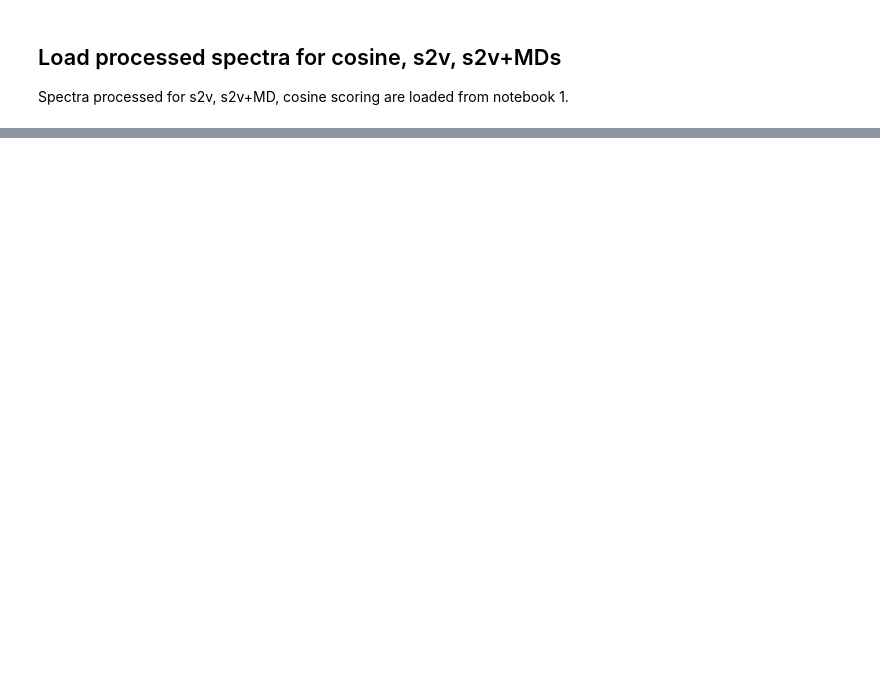
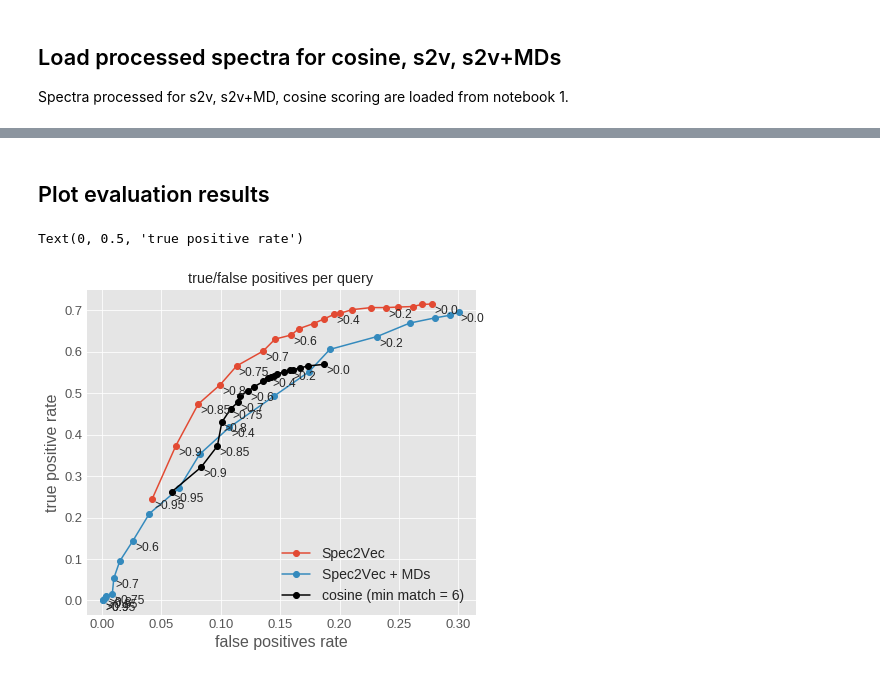
Before and after one commit to louwenjjr/ms2_mass_differences, a Jupyter notebook: notebooks/4-validation_simple_jaccard.ipynb, the cells around one changed output, grey strips where cells are left out. Cells and saved outputs as stored; diff of their text form; code cells hidden in the pictures; blank space fills up the shorter version.

Commit message:
run validation pipeline AllPos from spec2vec paper

```diff
--- a/notebooks/4-validation_simple_jaccard.ipynb
+++ b/notebooks/4-validation_simple_jaccard.ipynb
@@ -271,0 +441,3 @@ Saving model with name: /mnt/scratch/louwe015/Mass_differences/data/trained_mode
+# %%
+documents_query_mds = [md_doc for i, md_doc in enumerate(md_documents) if i in selected_spectra]
+len(documents_query_mds)
@@ -271,0 +468,15 @@ Saving model with name: /mnt/scratch/louwe015/Mass_differences/data/trained_mode
+# %%
+tstart = time.time()
+found_matches_processed_with_mds = library_matching(documents_query_processed_with_mds, documents_library_processed_with_mds,
+                                         model_mds,
+                                         presearch_based_on=["precursor_mz", "spec2vec-top20"],
+                                         include_scores=["cosine", "modcosine"],
+                                         ignore_non_annotated=True,
+                                         intensity_weighting_power=0.5,
+                                         allowed_missing_percentage=50.0,
+                                         cosine_tol=0.005,
+                                         mass_tolerance=1.0,
+                                         mass_tolerance_type="ppm")
+
+tend = time.time()
+print(f"Library matching took {(tend-tstart):.2f} s.")
@@ -271,0 +721,49 @@ Saving model with name: /mnt/scratch/louwe015/Mass_differences/data/trained_mode
+# %% [markdown]
+## Plot evaluation results
+# %%
+min_match = 6
+#test_matches_cosine_arr = np.array(test_matches_ROC_min2)
+
+test_matches_cosine_arr = np.array(test_matches_min6)
+test_matches_s2v_arr = np.array(test_matches_s2v)
+test_matches_s2v_mds_arr = np.array(test_matches_s2v_mds)
+
+thresholds = np.arange(0, 1, 0.05)
+label_picks = [0,4,8,12,14,15,16,17,18,19]
+
+plt.figure(figsize=(7,6))
+plt.style.use('ggplot')
+num_max = np.sum(test_matches_cosine_arr[0,:])
+
+plt.plot(test_matches_s2v_arr[:,1]/num_max, test_matches_s2v_arr[:,0]/num_max,
+         'o-', label='Spec2Vec')
+plt.plot(test_matches_s2v_mds_arr[:,1]/num_max, test_matches_s2v_mds_arr[:,0]/num_max,
+         'o-', label='Spec2Vec + MDs')
+plt.plot(test_matches_cosine_arr[:,1]/num_max, test_matches_cosine_arr[:,0]/num_max,
+         'o-', color='black', label='cosine (min match = {})'.format(min_match))
+for i, threshold in enumerate(thresholds):
+    if i in label_picks:
+        plt.annotate(">{:.2}".format(threshold),
+                    (test_matches_s2v_arr[i,1]/num_max, test_matches_s2v_arr[i,0]/num_max),
+                    textcoords="offset points", xytext=(2,-10), fontsize=12)
+        plt.annotate(">{:.2}".format(threshold),
+                    (test_matches_s2v_mds_arr[i,1]/num_max, test_matches_s2v_mds_arr[i,0]/num_max),
+                    textcoords="offset points", xytext=(2,-10), fontsize=12)
+        plt.annotate(">{:.2}".format(threshold),
+                    (test_matches_cosine_arr[i,1]/num_max, test_matches_cosine_arr[i,0]/num_max),
+                    textcoords="offset points", xytext=(2,-10), fontsize=12)
+
+#plt.plot(test_matches_ROC_min2_arr[:,1]/num_max, test_matches_ROC_min2_arr[:,0]/num_max,
+#         '.--', color='black', alpha=0.5, label='cosine (min match = 2)')
+
+plt.title('true/false positives per query')
+plt.legend(fontsize=14)
+plt.xticks(fontsize=13)
+plt.yticks(fontsize=13)
+plt.xlabel('false positives rate', fontsize=16)
+plt.ylabel('true positive rate', fontsize=16)
+#plt.xlim([0, 0.3])
+# plt.savefig(os.path.join(data_path, 'figures', f'library_matching_true_false_positives_labeled_{md_version}.svg'))
+# %% [output]
+Text(0, 0.5, 'true positive rate')
+[figure, added]
```
Also changed, not shown: parts of 67 cells of this notebook.
